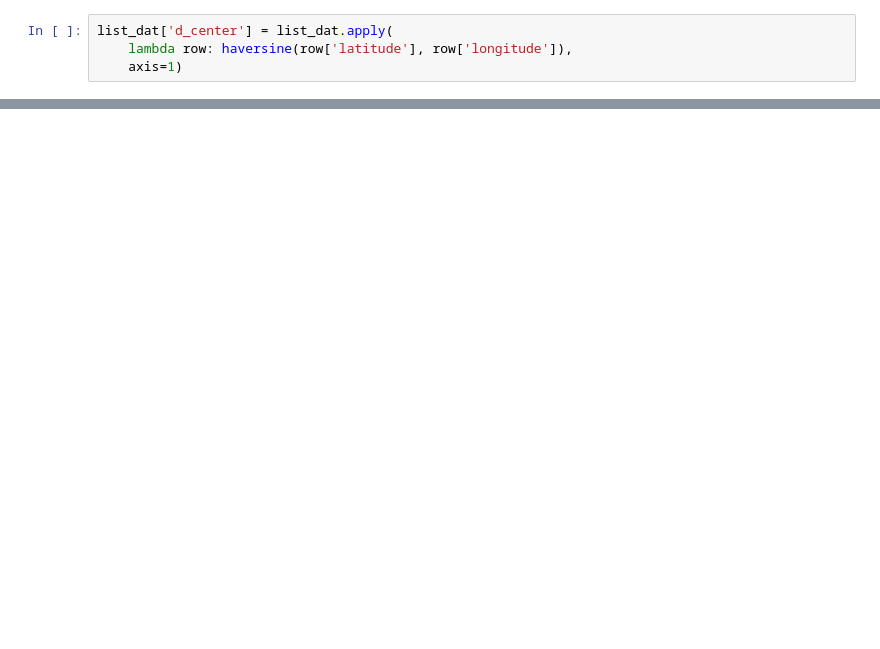
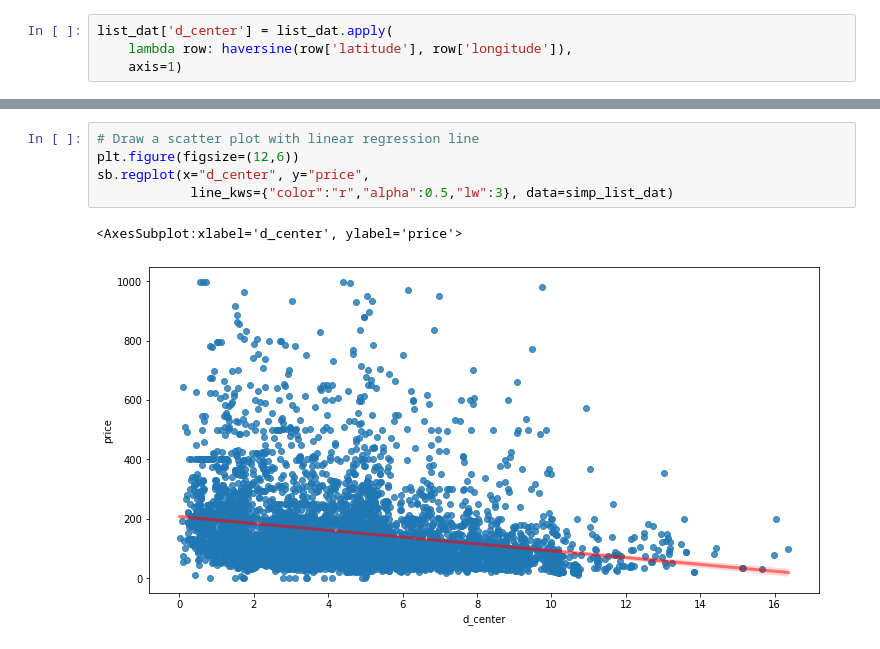
Before and after one commit to Summer-luna/Fall2021-IST5520-Group5, a Jupyter notebook: Data Manipulation.ipynb, the cells around one changed output, grey strips where cells are left out. Saved outputs shown, nothing was run; the diff lists cells and outputs as text; blank space fills up the shorter version.

```diff
--- a/Data Manipulation.ipynb
+++ b/Data Manipulation.ipynb
@@ -421,0 +533,8 @@ plt.show()
+# %%
+# Draw a scatter plot with linear regression line
+plt.figure(figsize=(12,6))
+sb.regplot(x="d_center", y="price",
+            line_kws={"color":"r","alpha":0.5,"lw":3}, data=simp_list_dat)
+# %% [output]
+<AxesSubplot:xlabel='d_center', ylabel='price'>
+[figure, added]
```
Also changed, not shown: parts of 17 cells of this notebook.
